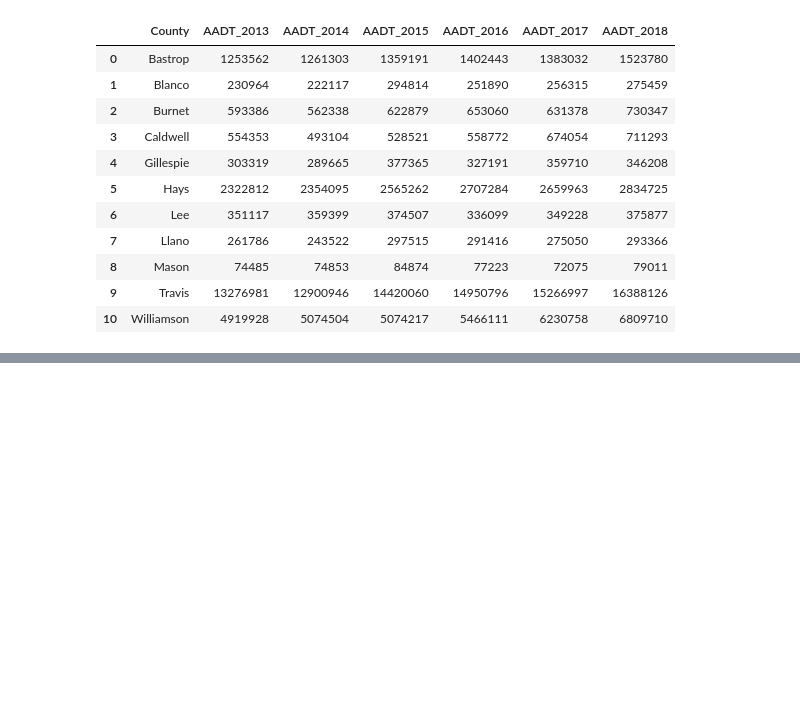
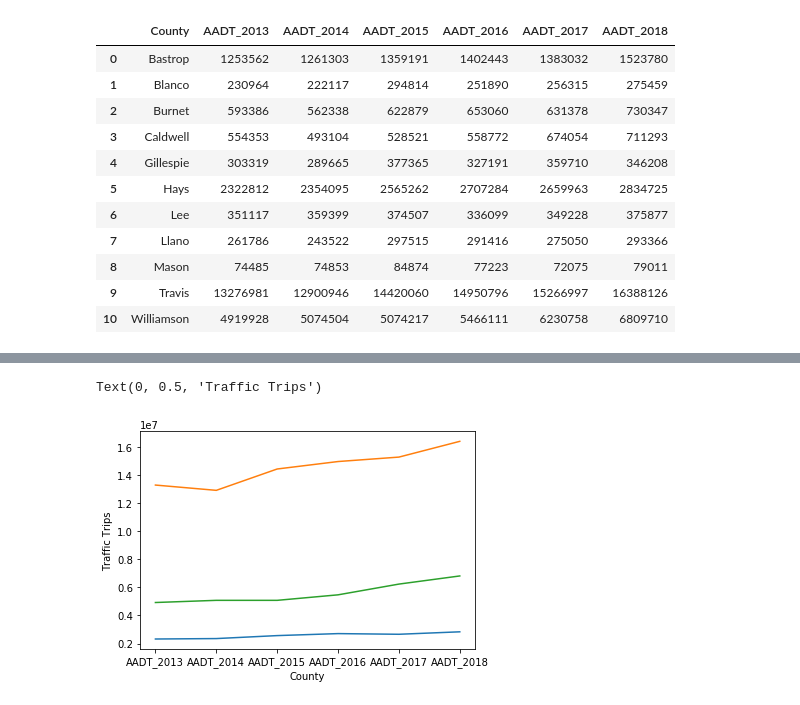
Before and after one commit to SaifeelMomin/Project1---Team_BigBend, a Jupyter notebook: Traffic.ipynb, the cells around one changed output, grey strips where cells are left out. Saved outputs shown, nothing was run; the diff lists cells and outputs as text; code cells hidden in the pictures; blank space fills up the shorter version.

Commit message:
upload with addition of plots

```diff
--- a/Traffic.ipynb
+++ b/Traffic.ipynb
@@ -75,4 +75,4 @@ greater_austin_df
 | 10 | Williamson | 4919928 | 5074504 | 5074217 | 5466111 | 6230758 | 6809710 |
 # %%
 austin_df = greater_austin_df.loc[greater_austin_df["County"].isin(["Hays","Travis","Williamson"])].set_index("County")
-austin_df
+austin_df.loc['Total']= austin_df.sum(numeric_only=True, axis=0)
@@ -84,0 +88,12 @@ austin_df
+# %%
+plt.plot(austin_df.columns, austin_df.loc["Hays"])
+plt.plot(austin_df.columns, austin_df.loc["Travis"])
+plt.plot(austin_df.columns, austin_df.loc["Williamson"])
+
+
+
+plt.xlabel("County")
+plt.ylabel("Traffic Trips")
+# %% [output]
+Text(0, 0.5, 'Traffic Trips')
+[figure, added]
```
Also changed, not shown: parts of 4 cells of this notebook.
